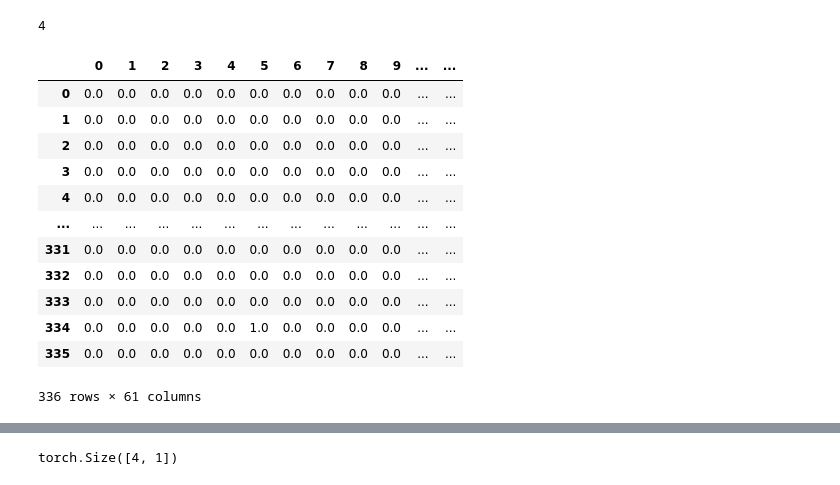
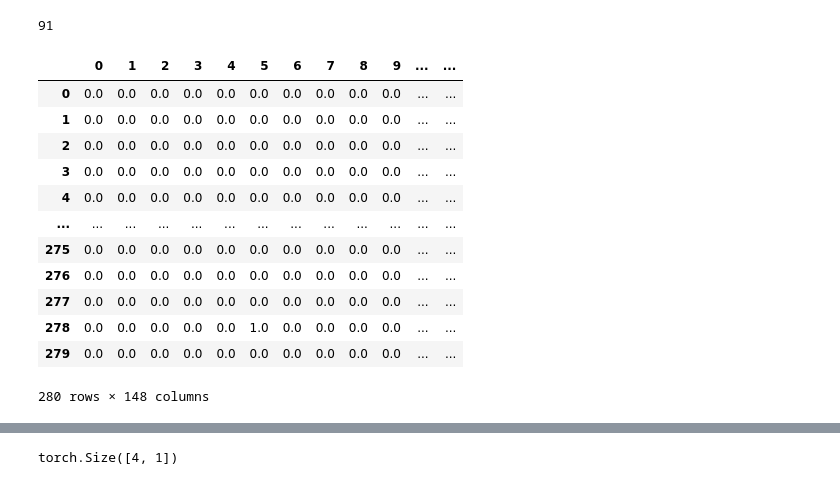
Before and after one commit to khangluong2004/COMP20008_Assignment2, a Jupyter notebook: terry/nn.ipynb, the cells around one changed output, grey strips where cells are left out. Cells and saved outputs as stored; diff of their text form; code cells hidden in the pictures.

```diff
--- a/terry/nn.ipynb
+++ b/terry/nn.ipynb
@@ -11,7 +11,7 @@ import matplotlib.pyplot as plt
 import sklearn
 import torch.utils.data as data_utils
 # %%
-data = pd.read_csv('./final.csv', index_col=0)
+data = pd.read_csv('./final_outer.csv', index_col=0)
 data['crime'] = data['Rate per 100,000 population']
 data = data.drop(columns=['Rate per 100,000 population'])
 
@@ -38,6 +38,6 @@ data.describe()
 8 rows × 84 columns
 # %%
-actual = data[data['year'].isin(list(range(2015, 2021)))]
+actual = data[data['year'].isin(list(range(2016, 2021)))]
 actual = actual.copy()
 
 # insert last year
@@ -45,9 +45,22 @@ for i, row in actual.iterrows():
     last = data[(data['year'] == row['year']-1) & (data['lga'] == row['lga'])].copy()
     distance = np.sqrt(row['locationx'] ** 2 + row['locationy'] ** 2)
     actual.loc[i, 'distance'] = distance
+    last_2 = data[(data['year'] == row['year']-2) & (data['lga'] == row['lga'])].copy()
+    last_3 = data[(data['year'] == row['year']-3) & (data['lga'] == row['lga'])].copy()
+    last_4 = data[(data['year'] == row['year']-4) & (data['lga'] == row['lga'])].copy()
+    last_5 = data[(data['year'] == row['year']-5) & (data['lga'] == row['lga'])].copy()
     actual.loc[i, 'last_crime'] = last['crime'].values[0]
+    actual.loc[i, 'last2_crime'] = last_2['crime'].values[0]
     actual.loc[i, 'last_house'] = last['medianhouseprice'].values[0]
+    actual.loc[i, 'last2_house'] = last_2['medianhouseprice'].values[0]
+    actual.loc[i, 'last3_house'] = last_3['medianhouseprice'].values[0]
     actual.loc[i, 'last_egm'] = last['egm'].values[0]
+    actual.loc[i, 'last2_egm'] = last_2['egm'].values[0]
+    actual.loc[i, 'last3_egm'] = last_3['egm'].values[0]
+    actual.loc[i, 'last4_egm'] = last_4['egm'].values[0]
+    actual.loc[i, 'last5_egm'] = last_5['egm'].values[0]
+
+actual = actual.dropna(axis=0)
 
 actual = actual.reset_index(drop=True)
 actual = actual.drop(columns=['offencecount'], axis=1)
@@ -75,50 +88,57 @@ from sklearn.preprocessing import OneHotEncoder, MinMaxScaler
 
 encoder = OneHotEncoder()
 encoded = actual.copy()
-encoded = encoded[[
-    'lga',
-    'last_crime',
-    'distance',
-    # check if it is correlated with region
-    'last_egm',
-    'last_house',
-    'crime'
-  ]]
+encoded = encoded.drop(columns=['egm', 'medianhouseprice'], axis=1)
+# encoded = encoded[[
+#     'lga',
+#     'last_crime',
+#     'last2_crime',
+#     'locationx',
+#     'locationy',
+#     'distance',
+#     # check if it is correlated with region
+#     'last_egm',
+#     'last2_egm',
+#     'last3_egm',
+#     'last_house',
+#     'last2_house',
+#     'crime'
+#   ]]
 
 new_ = encoded.select_dtypes(include=[np.number])
 
 idx = new_.columns.get_loc('crime')
 print(idx)
 # year_idx = new_.columns.get_loc('year')
 # print(year_idx)
 last_idx = new_.columns.get_loc('last_crime')
 
 # scaler = MinMaxScaler(feature_range=(0,1))
 # new_[new_.columns] = scaler.fit_transform(new_[new_.columns])
 # standardize all
 
 out = encoder.fit_transform(encoded[['lga']])
 lga = pd.DataFrame(out.toarray())
 
 
 new = pd.concat([lga, new_], axis=1)
 new['crime'] /= 20000
 new
 # %% [output]
-4
+91
 |  | 0 | 1 | 2 | 3 | 4 | 5 | 6 | 7 | 8 | 9 | ... | ... |
 | 0 | 0.0 | 0.0 | 0.0 | 0.0 | 0.0 | 0.0 | 0.0 | 0.0 | 0.0 | 0.0 | ... | ... |
 | 1 | 0.0 | 0.0 | 0.0 | 0.0 | 0.0 | 0.0 | 0.0 | 0.0 | 0.0 | 0.0 | ... | ... |
 | 2 | 0.0 | 0.0 | 0.0 | 0.0 | 0.0 | 0.0 | 0.0 | 0.0 | 0.0 | 0.0 | ... | ... |
 | 3 | 0.0 | 0.0 | 0.0 | 0.0 | 0.0 | 0.0 | 0.0 | 0.0 | 0.0 | 0.0 | ... | ... |
 | 4 | 0.0 | 0.0 | 0.0 | 0.0 | 0.0 | 0.0 | 0.0 | 0.0 | 0.0 | 0.0 | ... | ... |
 | ... | ... | ... | ... | ... | ... | ... | ... | ... | ... | ... | ... | ... |
-| 331 | 0.0 | 0.0 | 0.0 | 0.0 | 0.0 | 0.0 | 0.0 | 0.0 | 0.0 | 0.0 | ... | ... |
-| 332 | 0.0 | 0.0 | 0.0 | 0.0 | 0.0 | 0.0 | 0.0 | 0.0 | 0.0 | 0.0 | ... | ... |
-| 333 | 0.0 | 0.0 | 0.0 | 0.0 | 0.0 | 0.0 | 0.0 | 0.0 | 0.0 | 0.0 | ... | ... |
-| 334 | 0.0 | 0.0 | 0.0 | 0.0 | 0.0 | 1.0 | 0.0 | 0.0 | 0.0 | 0.0 | ... | ... |
-| 335 | 0.0 | 0.0 | 0.0 | 0.0 | 0.0 | 0.0 | 0.0 | 0.0 | 0.0 | 0.0 | ... | ... |
+| 275 | 0.0 | 0.0 | 0.0 | 0.0 | 0.0 | 0.0 | 0.0 | 0.0 | 0.0 | 0.0 | ... | ... |
+| 276 | 0.0 | 0.0 | 0.0 | 0.0 | 0.0 | 0.0 | 0.0 | 0.0 | 0.0 | 0.0 | ... | ... |
+| 277 | 0.0 | 0.0 | 0.0 | 0.0 | 0.0 | 0.0 | 0.0 | 0.0 | 0.0 | 0.0 | ... | ... |
+| 278 | 0.0 | 0.0 | 0.0 | 0.0 | 0.0 | 1.0 | 0.0 | 0.0 | 0.0 | 0.0 | ... | ... |
+| 279 | 0.0 | 0.0 | 0.0 | 0.0 | 0.0 | 0.0 | 0.0 | 0.0 | 0.0 | 0.0 | ... | ... |
-336 rows × 61 columns
+280 rows × 148 columns
 # %%
 # ml model
 
```
Also changed, not shown: parts of 5 cells of this notebook, 3 other files.
